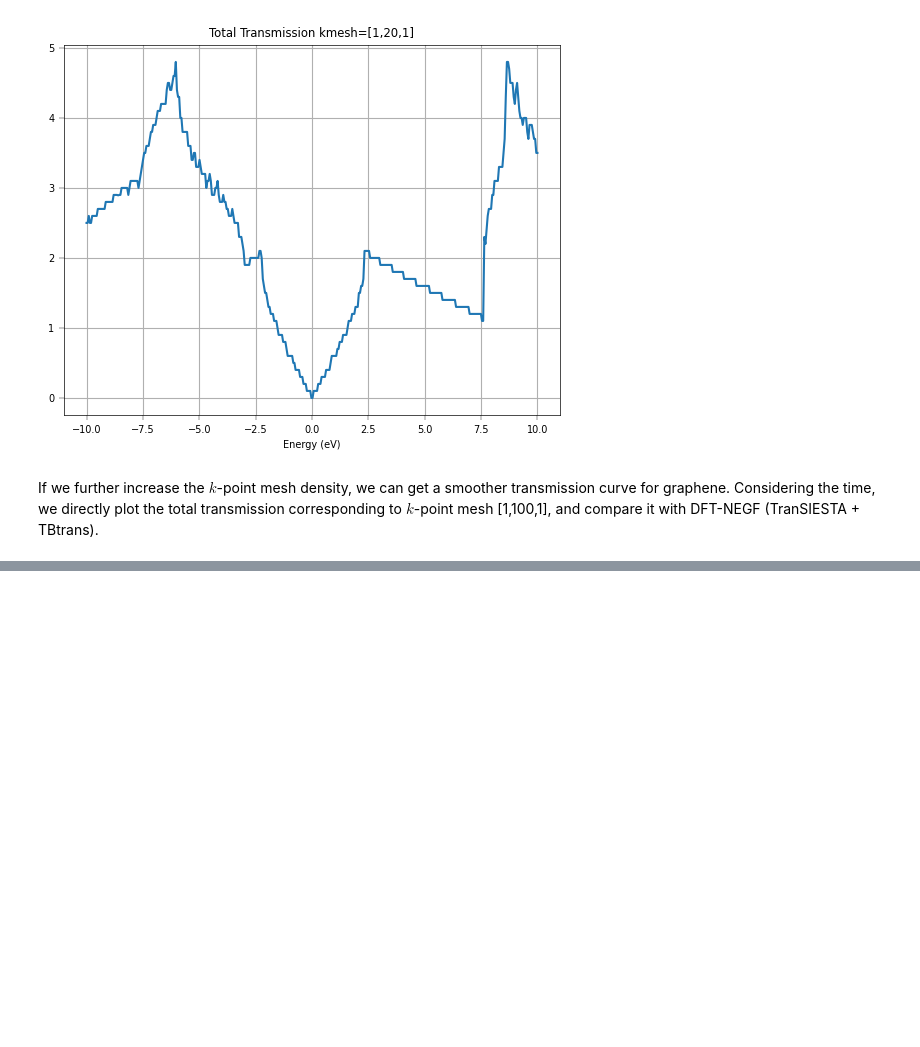
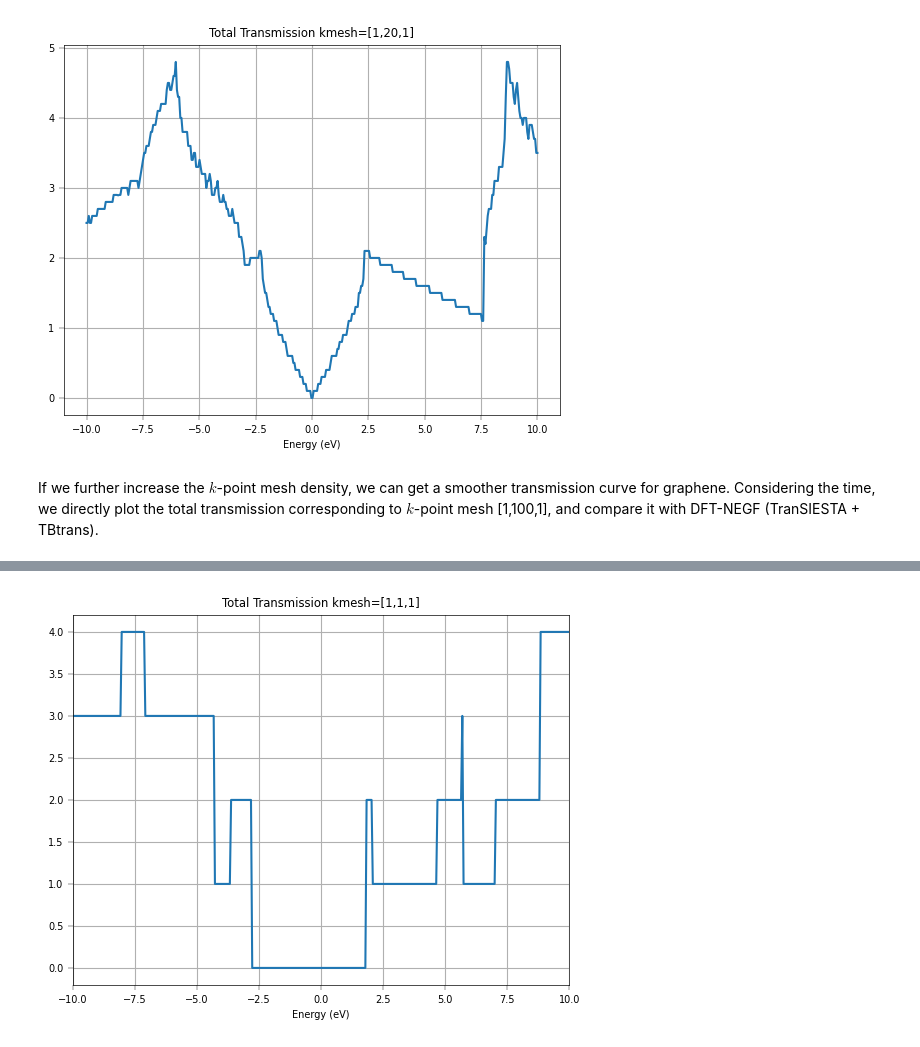
Before and after one commit to kirk0830/dpnegf, a Jupyter notebook: docs/hands_on/tutorial2_2d_mat.ipynb, the cells around one changed output, grey strips where cells are left out. Cells and saved outputs as stored; diff of their text form; code cells hidden in the pictures; blank space fills up the shorter version.

```diff
--- a/docs/hands_on/tutorial2_2d_mat.ipynb
+++ b/docs/hands_on/tutorial2_2d_mat.ipynb
@@ -379,0 +546,18 @@ plt.show()
+# %%
+import torch
+import matplotlib.pyplot as plt
+
+output = "./negf_output"
+results_path = os.path.join(output, 'negf.out.pth')
+if os.path.exists(results_path) is False:
+    raise FileNotFoundError(f"Results file {results_path} not found. Please check if the NEGF calculation was successful.")
+negf_out = torch.load(results_path,weights_only=False)
+
+plt.plot(negf_out['uni_grid'], negf_out['T_avg'])
+plt.xlabel('Energy (eV)')
+plt.title('Total Transmission kmesh=[1,1,1]')
+plt.xlim(-10,10)
+plt.grid()
+plt.show()
+# %% [output]
+[figure, added]
```
Also changed, not shown: parts of 35 cells of this notebook, 23 other files.
